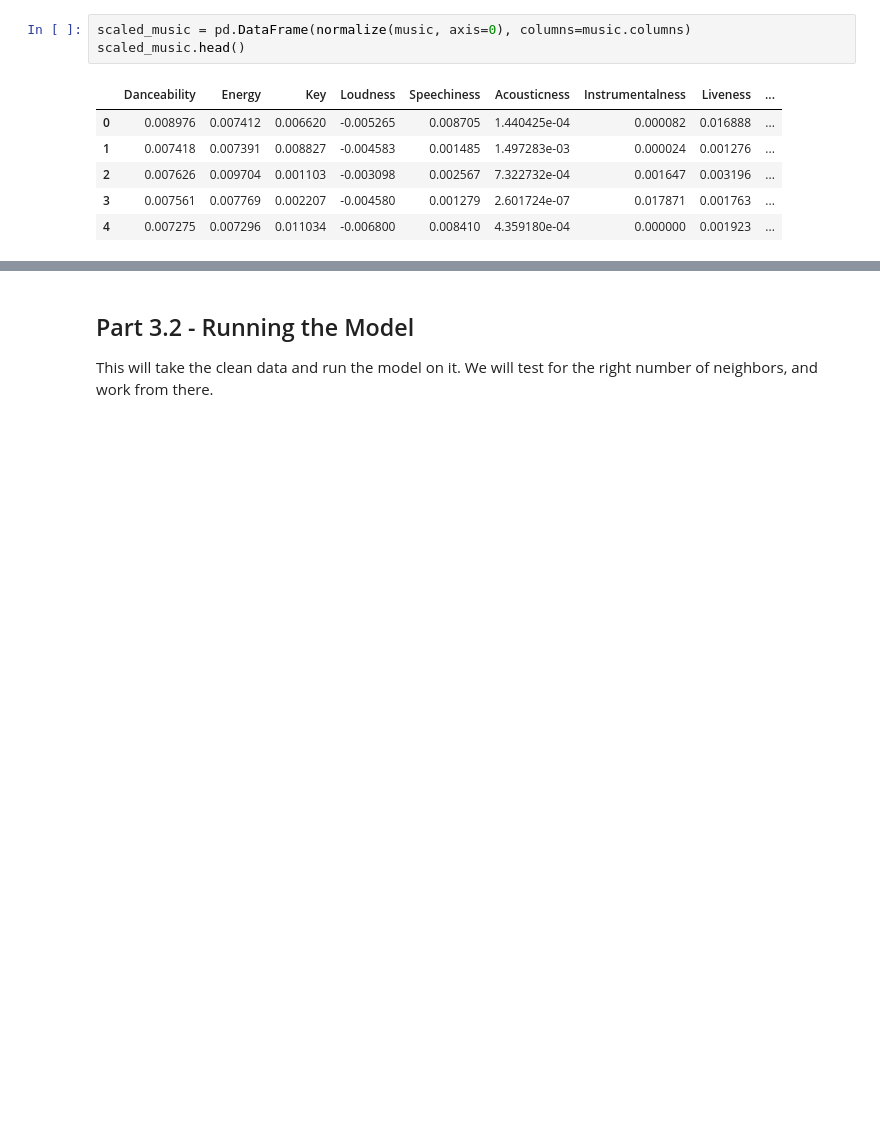
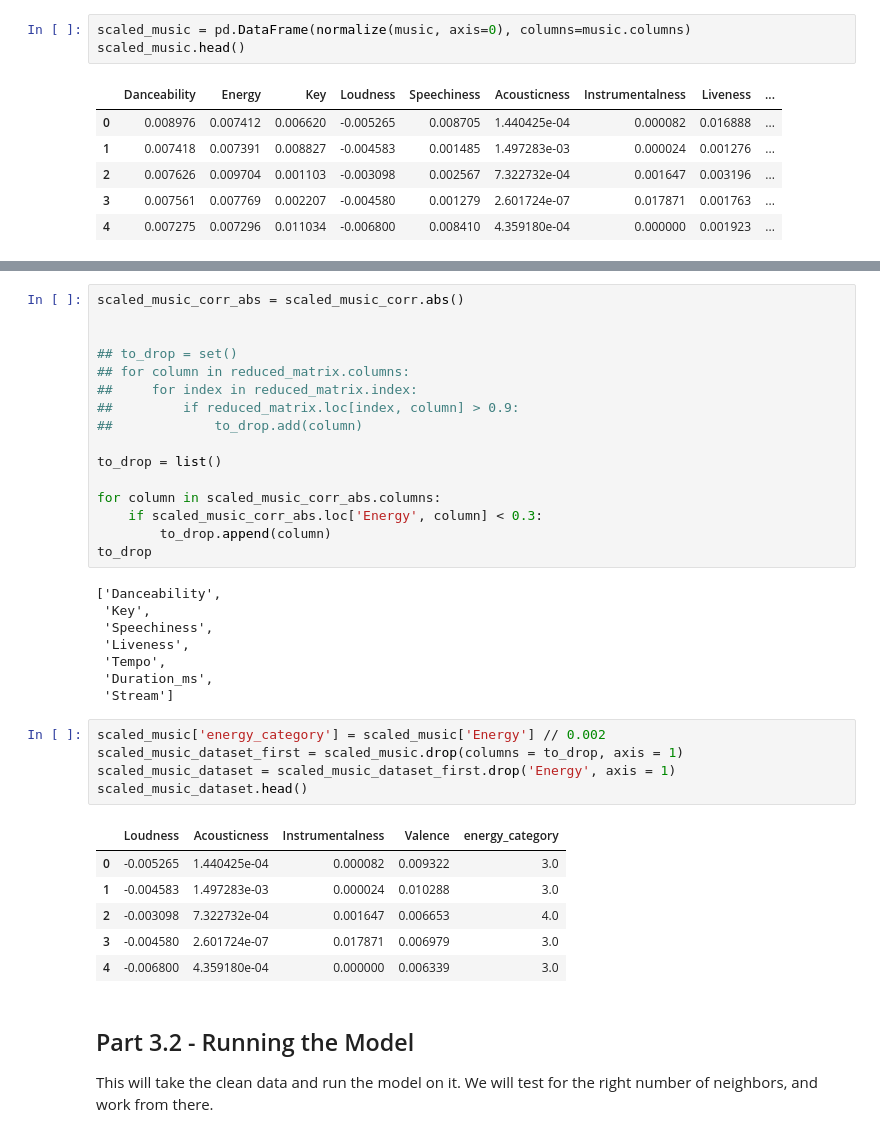
Before and after one commit to BoquanFang/ECS171_Term_Project, a Jupyter notebook: Formatting_Final_Submission_Code.ipynb, the cells around one changed output, grey strips where cells are left out. Drawn from its saved outputs; the diff is of its cells as text; blank space fills up the shorter version.

```diff
--- a/Formatting_Final_Submission_Code.ipynb
+++ b/Formatting_Final_Submission_Code.ipynb
@@ -84,3 +92,39 @@ scaled_music.head()
+# %%
+scaled_music_corr_abs = scaled_music_corr.abs()
+
+
+## to_drop = set()
+## for column in reduced_matrix.columns:
+##     for index in reduced_matrix.index:
+##         if reduced_matrix.loc[index, column] > 0.9:
+##             to_drop.add(column)
+
+to_drop = list()
+
+for column in scaled_music_corr_abs.columns:
+    if scaled_music_corr_abs.loc['Energy', column] < 0.3:
+        to_drop.append(column)
+to_drop
+# %% [output]
+['Danceability',
+ 'Key',
+ 'Speechiness',
+ 'Liveness',
+ 'Tempo',
+ 'Duration_ms',
+ 'Stream']
+# %%
+scaled_music['energy_category'] = scaled_music['Energy'] // 0.002
+scaled_music_dataset_first = scaled_music.drop(columns = to_drop, axis = 1)
+scaled_music_dataset = scaled_music_dataset_first.drop('Energy', axis = 1)
+scaled_music_dataset.head()
+# %% [output]
+|  | Loudness | Acousticness | Instrumentalness | Valence | energy_category |
+| 0 | -0.005265 | 1.440425e-04 | 0.000082 | 0.009322 | 3.0 |
+| 1 | -0.004583 | 1.497283e-03 | 0.000024 | 0.010288 | 3.0 |
+| 2 | -0.003098 | 7.322732e-04 | 0.001647 | 0.006653 | 4.0 |
+| 3 | -0.004580 | 2.601724e-07 | 0.017871 | 0.006979 | 3.0 |
+| 4 | -0.006800 | 4.359180e-04 | 0.000000 | 0.006339 | 3.0 |
 # %% [markdown]
 ## Part 3.2 - Running the Model
 This will take the clean data and run the model on it. We will test for the right number of neighbors, and work from there.
```
Also changed, not shown: parts of 4 cells of this notebook.
